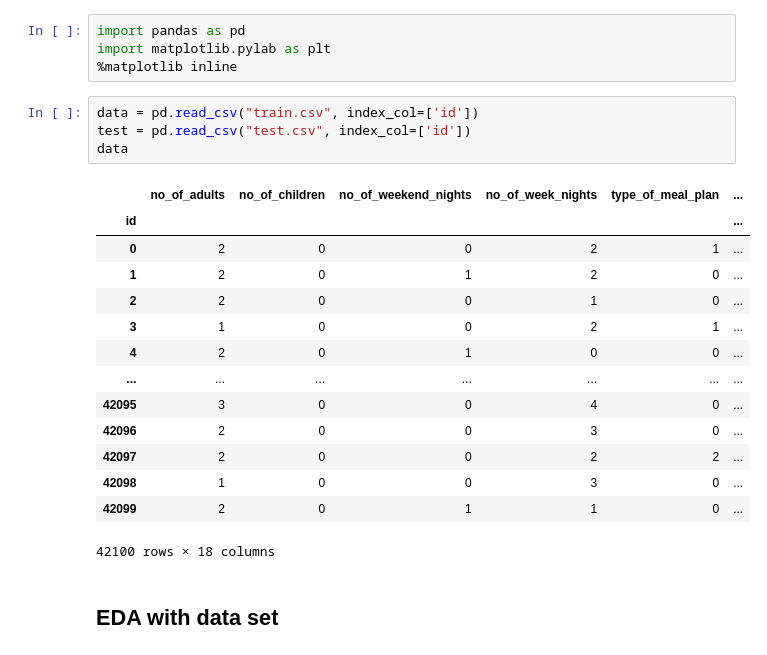
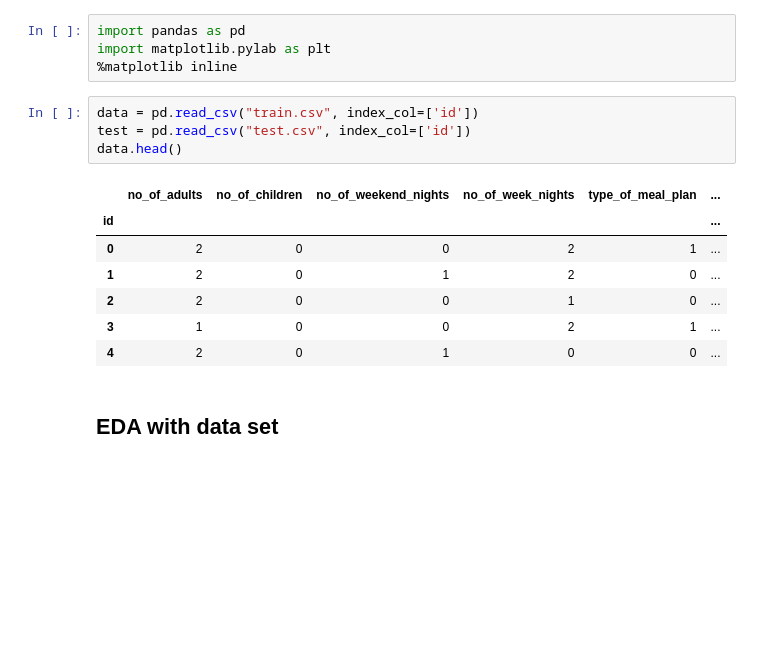
Before and after one commit to ConnorMcWard/Capstone-Project, a Jupyter notebook: Hotel-Cancellations/Booking_Status.ipynb, the cells around one changed output. Saved outputs shown, nothing was run; the diff lists cells and outputs as text; blank space fills up the shorter version.

```diff
--- a/Hotel-Cancellations/Booking_Status.ipynb
+++ b/Hotel-Cancellations/Booking_Status.ipynb
@@ -36,22 +36,15 @@ import matplotlib.pylab as plt
 # %%
 data = pd.read_csv("train.csv", index_col=['id'])
 test = pd.read_csv("test.csv", index_col=['id'])
-data
+data.head()
 # %% [output]
 |  | no_of_adults | no_of_children | no_of_weekend_nights | no_of_week_nights | type_of_meal_plan | ... |
 | id |  |  |  |  |  | ... |
 | 0 | 2 | 0 | 0 | 2 | 1 | ... |
 | 1 | 2 | 0 | 1 | 2 | 0 | ... |
 | 2 | 2 | 0 | 0 | 1 | 0 | ... |
 | 3 | 1 | 0 | 0 | 2 | 1 | ... |
 | 4 | 2 | 0 | 1 | 0 | 0 | ... |
-| ... | ... | ... | ... | ... | ... | ... |
-| 42095 | 3 | 0 | 0 | 4 | 0 | ... |
-| 42096 | 2 | 0 | 0 | 3 | 0 | ... |
-| 42097 | 2 | 0 | 0 | 2 | 2 | ... |
-| 42098 | 1 | 0 | 0 | 3 | 0 | ... |
-| 42099 | 2 | 0 | 1 | 1 | 0 | ... |
-42100 rows × 18 columns
 # %% [markdown]
 ## EDA with data set
 # %%
```
Also changed, not shown: parts of 14 cells of this notebook.
